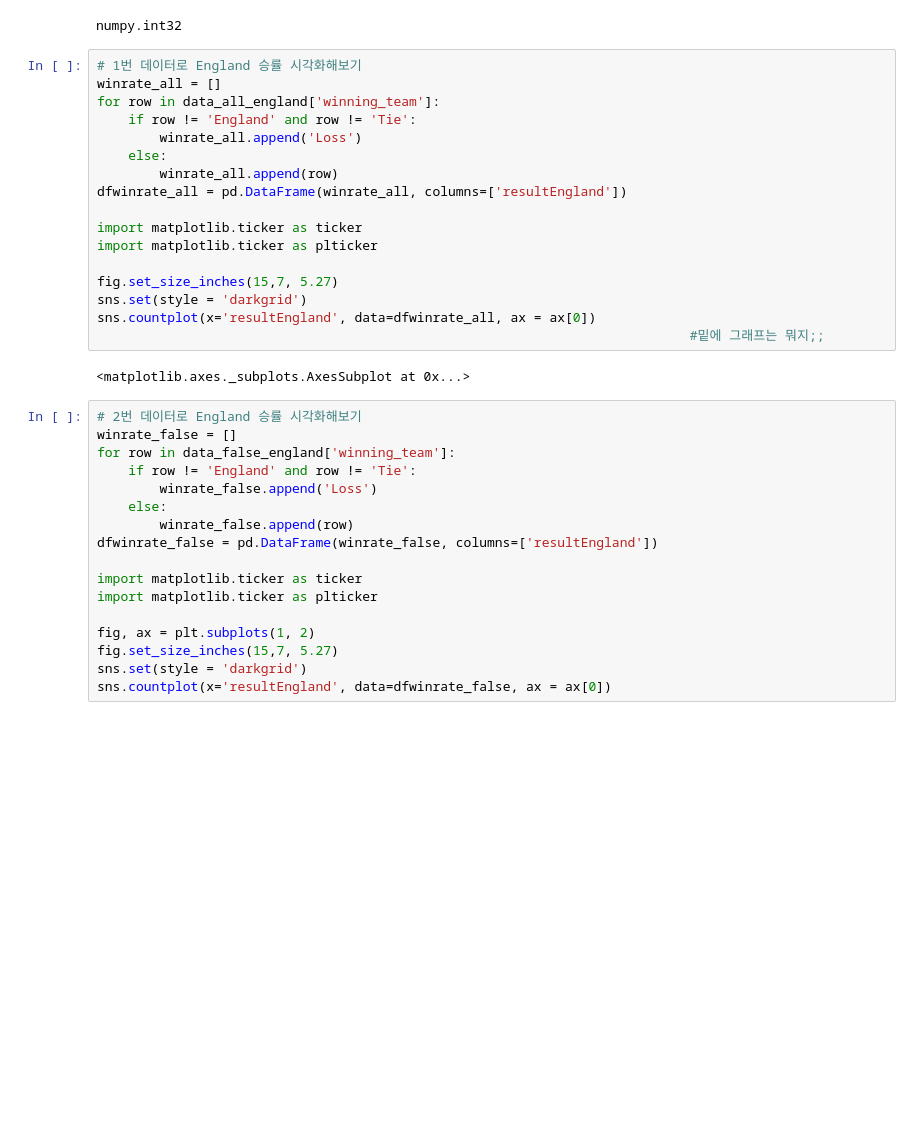
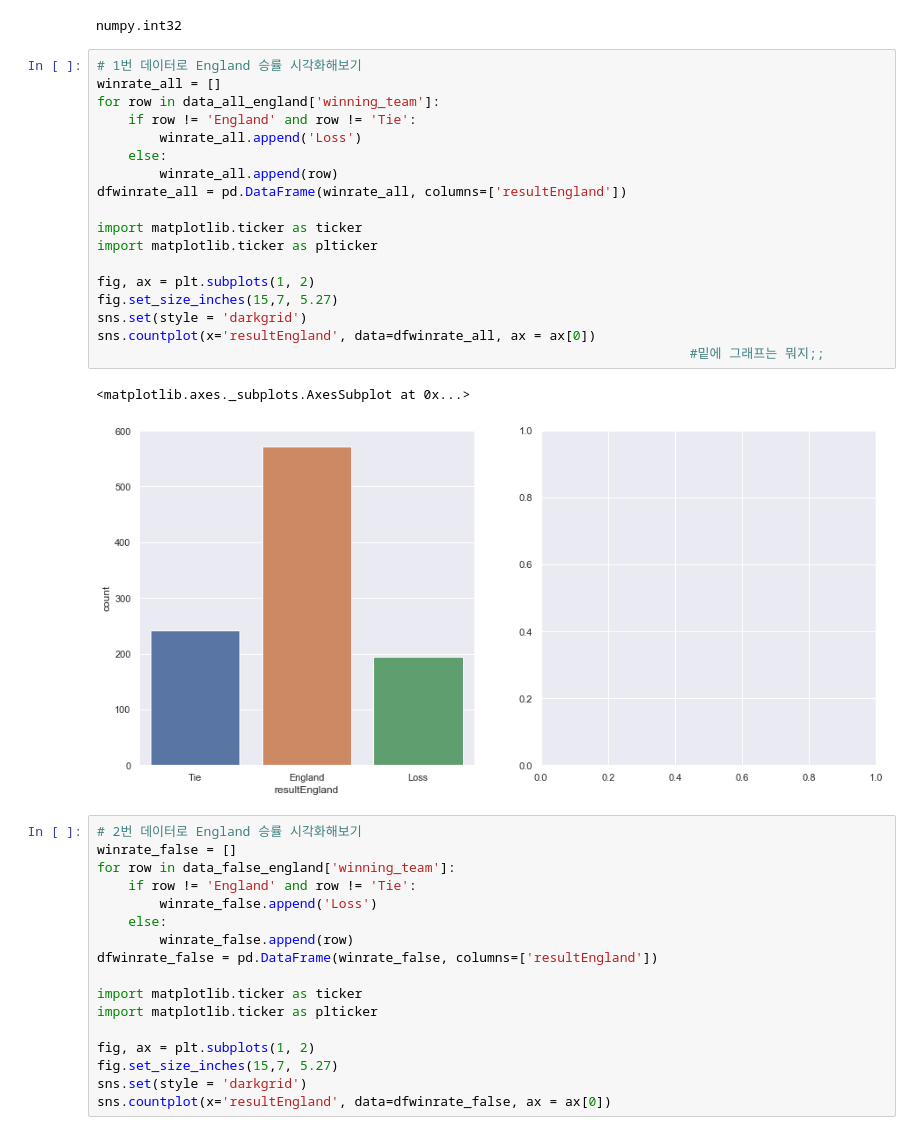
Before and after one commit to DSC-SCH/Predict_outcome_of_football_younghun, a Jupyter notebook: Prediction_based_on_national_matches.ipynb, the cells around one changed output. Drawn from its saved outputs; the diff is of its cells as text; blank space fills up the shorter version.

```diff
--- a/Prediction_based_on_national_matches.ipynb
+++ b/Prediction_based_on_national_matches.ipynb
@@ -194,22 +194,24 @@ numpy.int32
 # %%
 # 1번 데이터로 England 승률 시각화해보기
 winrate_all = []
 for row in data_all_england['winning_team']:
     if row != 'England' and row != 'Tie':
         winrate_all.append('Loss')
     else:
         winrate_all.append(row)
 dfwinrate_all = pd.DataFrame(winrate_all, columns=['resultEngland'])
 
 import matplotlib.ticker as ticker
 import matplotlib.ticker as plticker
 
+fig, ax = plt.subplots(1, 2)
 fig.set_size_inches(15,7, 5.27)
 sns.set(style = 'darkgrid')
 sns.countplot(x='resultEngland', data=dfwinrate_all, ax = ax[0])
                                                                             #밑에 그래프는 뭐지;;
 # %% [output]
 <matplotlib.axes._subplots.AxesSubplot at 0x...>
+[figure, added]
 # %%
 # 2번 데이터로 England 승률 시각화해보기
 winrate_false = []
```
Also changed, not shown: parts of 12 cells of this notebook.
